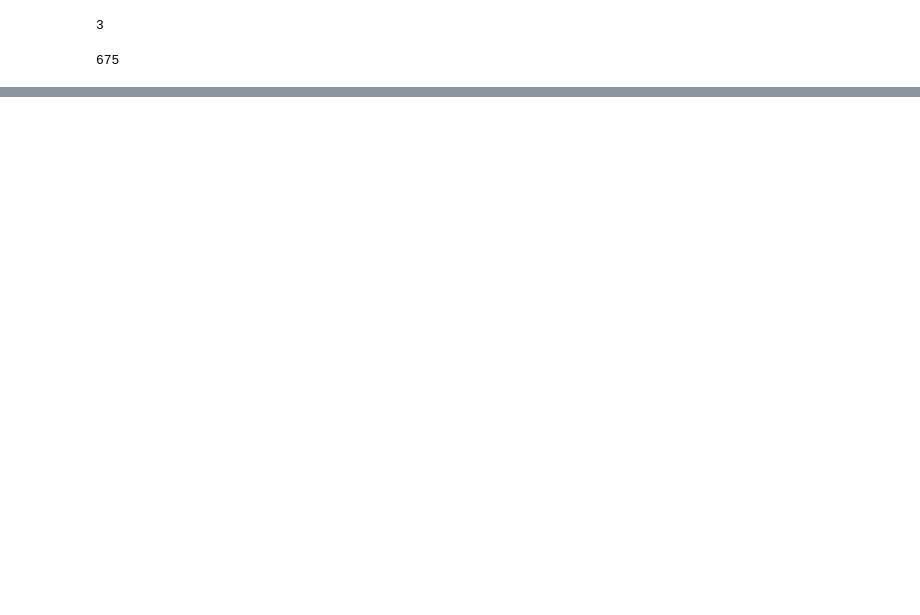
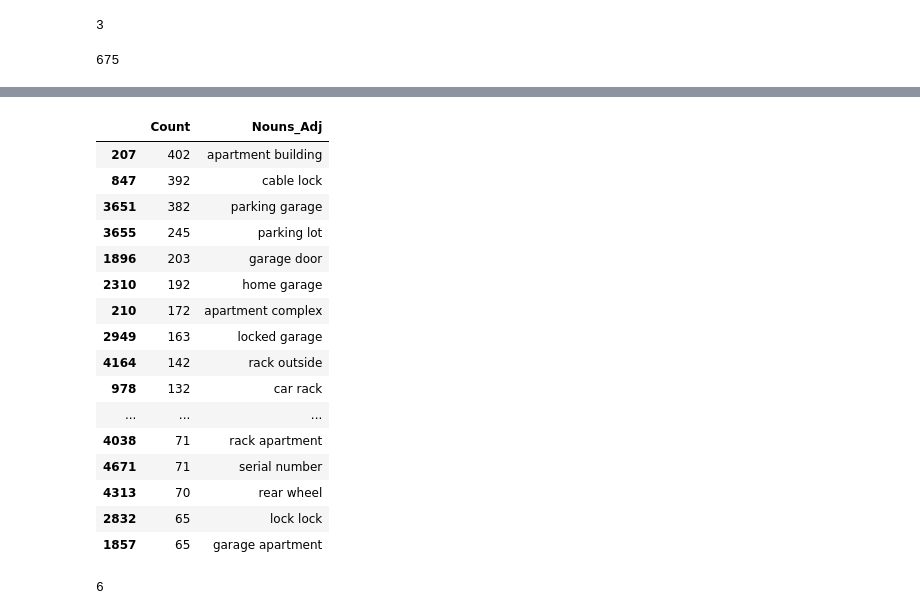
Before and after one commit to dilipbalachandran/project_cs109, a Jupyter notebook: code/Practice_ground.ipynb, the cells around one changed output, grey strips where cells are left out. Saved outputs shown, nothing was run; the diff lists cells and outputs as text; code cells hidden in the pictures; blank space fills up the shorter version.

```diff
--- a/code/Practice_ground.ipynb
+++ b/code/Practice_ground.ipynb
@@ -96,3 +78,6 @@ array([ 0, 10, 20, 30, 40, 50])
+# %%
+desc_mask = bike_masterdf.theft_description.isnull()
+bike_subdf = bike_masterdf[~desc_mask]
 # %%
 import numpy as np
 np.arange(1,11)
@@ -201,3 +186,31 @@ a[4] = 675
 a[4]
 # %% [output]
 675
+# %%
+punctuation = list('.,;:!?()[]{}`''\"@#$^&*+-|=~_')
+regex1=re.compile(r"\.{2,}")
+regex2=re.compile(r"\-{2,}")
+regex3=re.compile(r"\\\\")
+
+def gather_nouns_and_adj(thetext):
+    thetext=re.sub(regex1, ' ', thetext)
+    thetext=re.sub(regex2, ' ', thetext)
+    thetext=re.sub(regex3, ' ', thetext)
+
+    nouns=[]
+    for sentence in parse(thetext, tokenize=True, lemmata = True, encoding = 'utf-8').split():
+        for token in sentence:
+            #print token
+            if len(token[4]) >0:
+                if token[1] in ['NN', 'NNS','JJ','JJR','JJS' ]:
+                    if token[4] in CUSTOM_STOPWORDS or token[4] in stopwords or token[4][0] in punctuation or token[4][-1] in punctuation or len(token[4])==1:
+                        continue
+                    nouns.append(token[4])
+    nouns2=[]
+
+    for n in nouns:
+        if len(n)!=0:
+            nouns2.append(n)
+        else:
+            print "************** WE HAVE A PROBLEM **************"
+    return ' '.join(nouns2)
@@ -203,0 +226,10 @@ a[4]
+# %%
+parsed_tokens = bike_subdf.theft_description.apply(gather_nouns_and_adj)
+vectorizer_nouns_adj = CountVectorizer(min_df=2, ngram_range=(2,2), stop_words='english')
+X_nouns_adj = vectorizer_nouns_adj.fit_transform(parsed_tokens)
+Nouns_adj = vectorizer_nouns_adj.get_feature_names()
+Noun_adj_Counts = np.asarray(X_nouns_adj.sum(axis=0)).ravel()
+#word_freq_dict = {'Nouns': Nouns, 'Count':Noun_Counts}
+#word_frequency = zip(vectorizer_nouns.get_feature_names(),np.asarray(X_nouns.sum(axis=0)).ravel())
+newdf = pd.DataFrame({'Nouns_Adj': Nouns_adj, 'Count':Noun_adj_Counts})
+newdfa = newdf.sort(columns='Count', ascending=False)
@@ -203,0 +242,25 @@ a[4]
+# %%
+newdfa.head(30)
+# %% [output]
+|  | Count | Nouns_Adj |
+| 207 | 402 | apartment building |
+| 847 | 392 | cable lock |
+| 3651 | 382 | parking garage |
+| 3655 | 245 | parking lot |
+| 1896 | 203 | garage door |
+| 2310 | 192 | home garage |
+| 210 | 172 | apartment complex |
+| 2949 | 163 | locked garage |
+| 4164 | 142 | rack outside |
+| 978 | 132 | car rack |
+| ... | ... | ... |
+| 4038 | 71 | rack apartment |
+| 4671 | 71 | serial number |
+| 4313 | 70 | rear wheel |
+| 2832 | 65 | lock lock |
+| 1857 | 65 | garage apartment |
+# %%
+a = [3,7,2,5,6]
+a[-1]
+# %% [output]
+6
```
Also changed, not shown: parts of 6 cells of this notebook, 3 other files.
